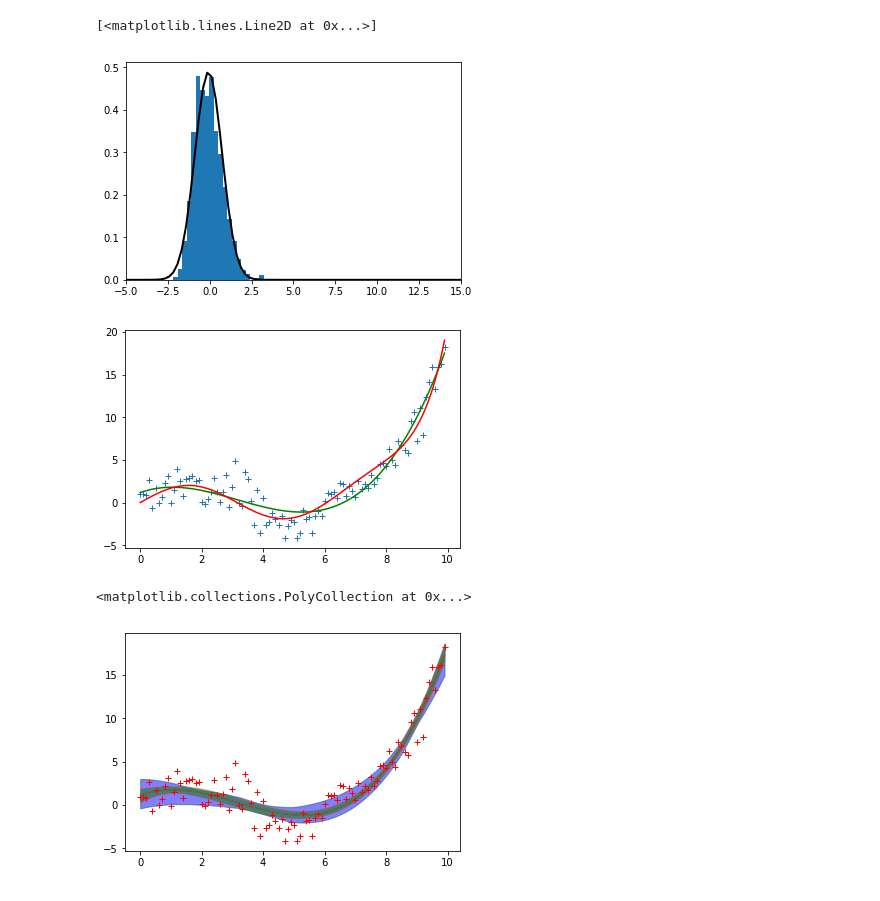
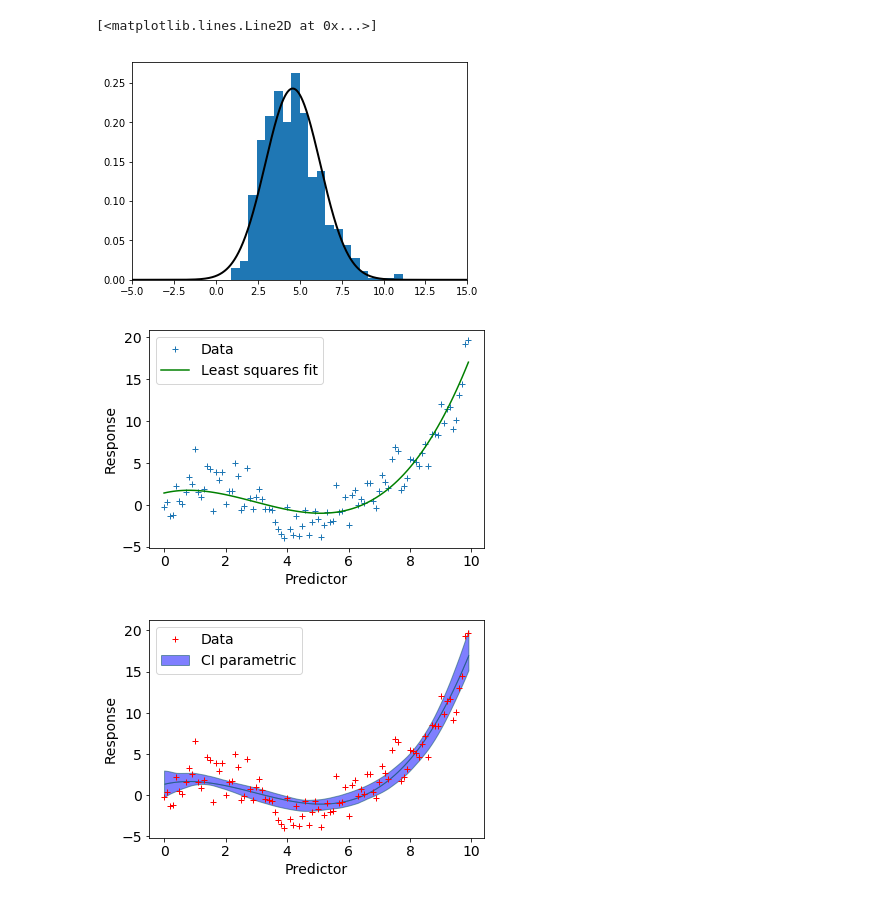
Before and after one commit to mikhailiuk/medium, a Jupyter notebook: Bootstrap.ipynb, the cells around one changed output. Cells and saved outputs as stored; diff of their text form; code cells hidden in the pictures.

Commit message:
Added saving of plots

```diff
--- a/Bootstrap.ipynb
+++ b/Bootstrap.ipynb
@@ -11,9 +7,13 @@ p = norm.pdf(x, mu, std)
 # %%
+x = np.linspace(-5, 15, 1000)
+bet_distribution = np.random.beta(a=6,b=20,size=len(x))*20
+mu,std = norm.fit(bet_distribution)
+p = norm.pdf(x, mu, std)
 plt.hist(bet_distribution, density=True, bins=20);
-plt.xlim(-5,n)
+plt.xlim(-5,15)
 plt.plot(x, p, 'k', linewidth=2)
 # %% [output]
 [<matplotlib.lines.Line2D at 0x...>]
-[figure, old version]
+[figure, new version]
 # %%
 def generate_prediction(x,pol_p,coef):
@@ -38,18 +39,23 @@ top_pct = int(bootstrap_samples*0.95)
 median = int(bootstrap_samples*0.5)
 
 
-noise = + np.random.beta(a=6,b=20,size=len(x))*20
+noise = np.random.beta(a=6,b=20,size=len(x))*20
 noise_gauss = np.random.normal(loc = 0, scale=1.9, size=len(x))
 signal = 2*np.sin(x)+0.001*np.exp(x)
 y = signal+noise-np.mean(noise)
 coef,res,_,_,_=np.polyfit(x, y, pol_p,full=True)
 yp = generate_prediction(x,pol_p,coef)
 
-plt.plot(x,y,'+')
-plt.plot(x,yp,'g');
-plt.plot(x,signal,'r');
+data_scatter, = plt.plot(x,y,'+', label = 'Data')
+ls_fit, = plt.plot(x,yp,'g',  label = 'Least squares fit');
+plt.xlabel('Predictor',fontsize=14)
+plt.ylabel('Response',fontsize=14);
+plt.legend(handles=[data_scatter,ls_fit], loc=2,fontsize=14)
+plt.xticks(fontsize=14)
+plt.yticks(fontsize=14);
+plt.savefig('scatter.png')
 # %% [output]
-[figure, old version]
+[figure, new version]
 # %%
 def generate_coef_data_non_parametric(distribution_x,distribution_y):
     # Resample from the distribution
@@ -122,15 +128,15 @@ for ii in range(pol_p,-1,-1):
     coeffs_upper_bound_np = np.append(coeffs_upper_bound_np, coef_sort_np[median]-coef_sort_np[bot_pct])
     coeffs_lower_bound_np = np.append(coeffs_lower_bound_np, coef_sort_np[top_pct]-coef_sort_np[median])
 # %%
-plt.plot(x,y,'r+')
-
+data_scatter, = plt.plot(x,y,'r+', label = 'Data')
 # Parametric BLUE
-plt.fill_between(x, yp, yp-lower_bound_p, alpha=0.5,edgecolor='#055555', facecolor='blue')
+ls_fit= plt.fill_between(x, yp, yp-lower_bound_p, alpha=0.5,edgecolor='#055555', facecolor='blue', label = 'CI parametric')
 plt.fill_between(x, yp, yp+upper_bound_p,alpha=0.5,edgecolor='#055555', facecolor='blue')
-
-# Non-parametric GREEN
-plt.fill_between(x, yp, yp-lower_bound_np, alpha=0.5,edgecolor='#CC4F1B', facecolor='green')
-plt.fill_between(x, yp, yp+upper_bound_np,alpha=0.5,edgecolor='#CC4F1B', facecolor='green')
+plt.xlabel('Predictor',fontsize=14)
+plt.ylabel('Response',fontsize=14);
+plt.legend(handles=[data_scatter,ls_fit], loc=2,fontsize=14)
+plt.xticks(fontsize=14)
+plt.yticks(fontsize=14);
+plt.savefig('CI_parametric.png')
 # %% [output]
-<matplotlib.collections.PolyCollection at 0x...>
-[figure, old version]
+[figure, new version]
```
Also changed, not shown: parts of 4 cells of this notebook, 3 other files.
